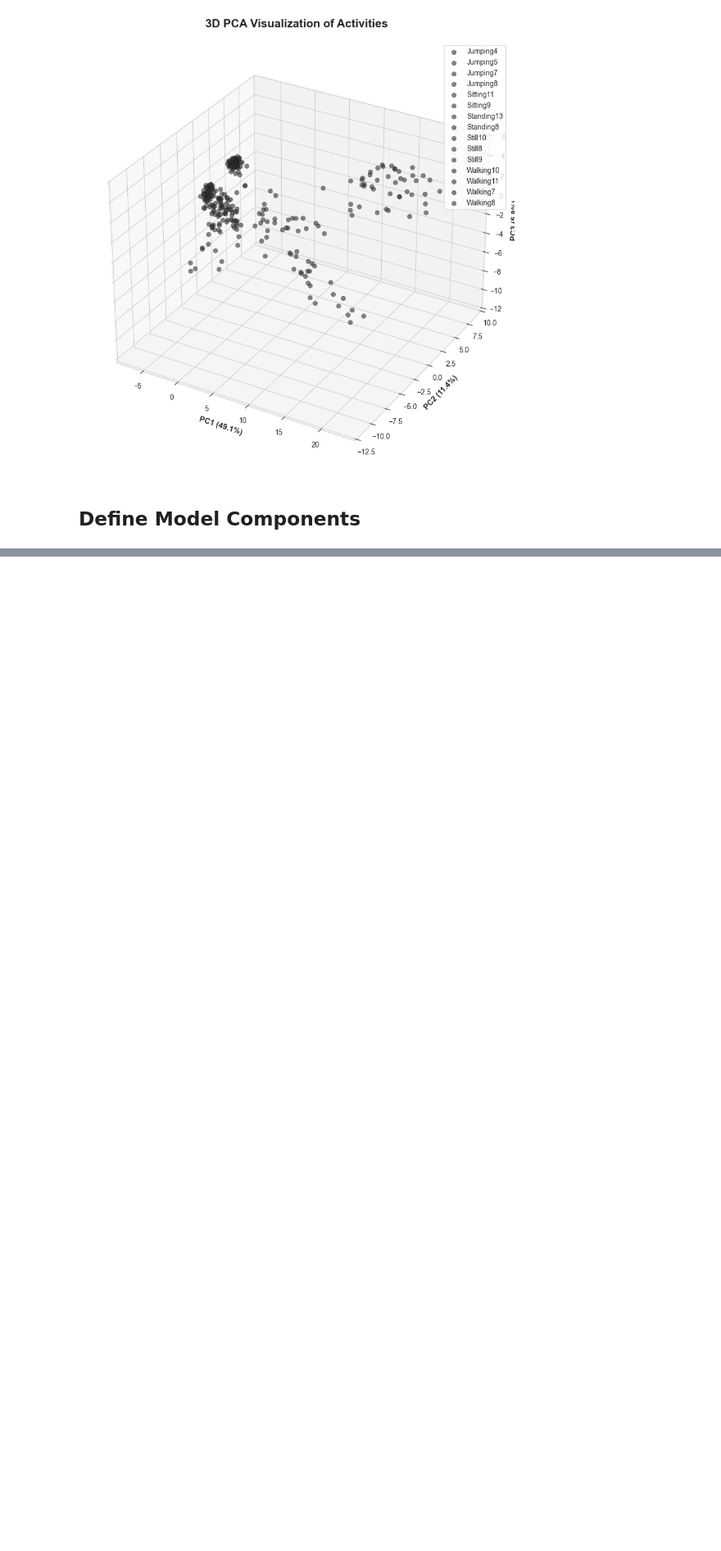
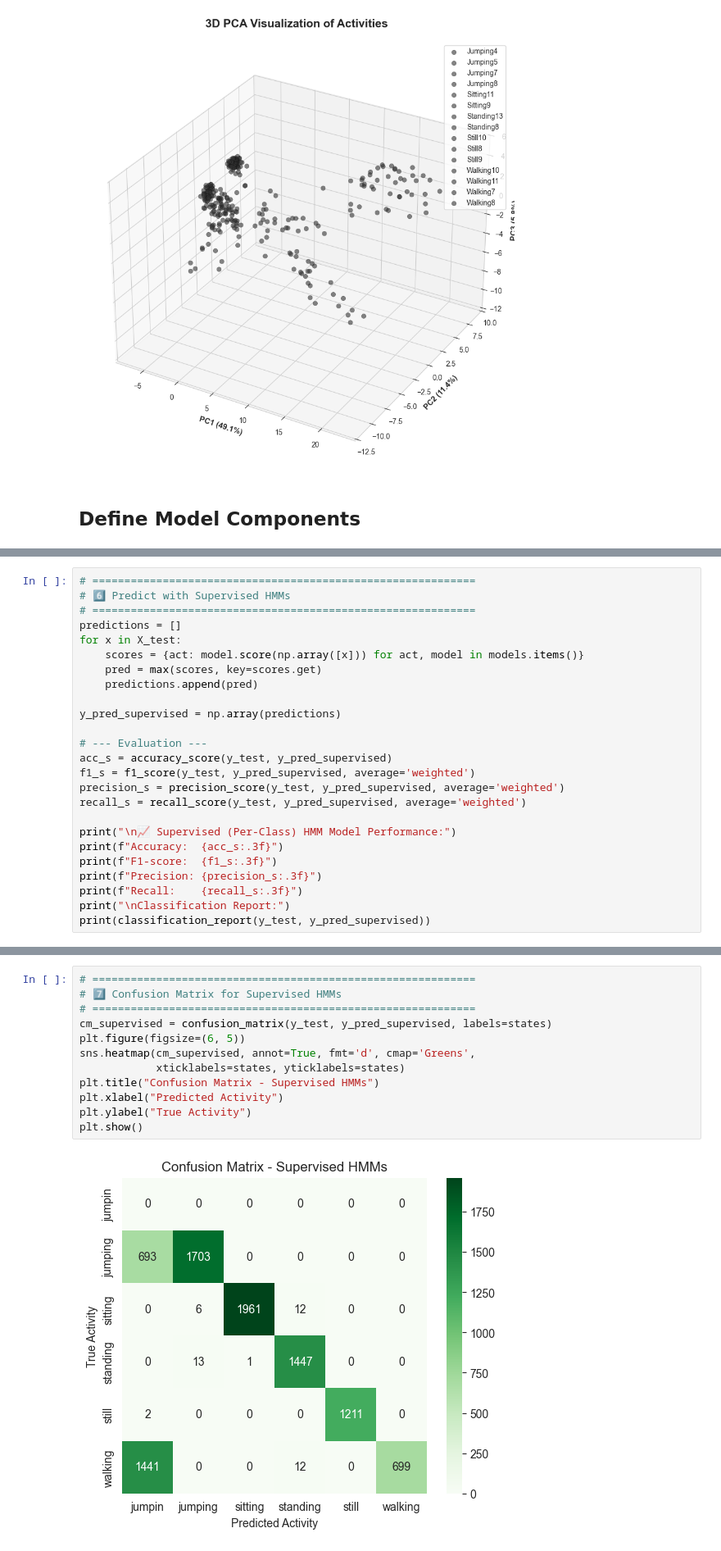
Before and after one commit to AkotoChristine/Hidden-Markov-Model, a Jupyter notebook: HMM _Implementation.ipynb, the cells around one changed output, grey strips where cells are left out. Shown at 82% size. Saved outputs shown, nothing was run; the diff lists cells and outputs as text; blank space fills up the shorter version.

```diff
--- a/HMM _Implementation.ipynb
+++ b/HMM _Implementation.ipynb
@@ -584,0 +507,25 @@ Done. Files saved: trained_hmmlearn.pkl or trained_hmm_discrete.pkl (depending o
+# %%
+# ============================================================
+# 6️⃣ Predict with Supervised HMMs
+# ============================================================
+predictions = []
+for x in X_test:
+    scores = {act: model.score(np.array([x])) for act, model in models.items()}
+    pred = max(scores, key=scores.get)
+    predictions.append(pred)
+
+y_pred_supervised = np.array(predictions)
+
+# --- Evaluation ---
+acc_s = accuracy_score(y_test, y_pred_supervised)
+f1_s = f1_score(y_test, y_pred_supervised, average='weighted')
+precision_s = precision_score(y_test, y_pred_supervised, average='weighted')
+recall_s = recall_score(y_test, y_pred_supervised, average='weighted')
+
+print("\n📈 Supervised (Per-Class) HMM Model Performance:")
+print(f"Accuracy:  {acc_s:.3f}")
+print(f"F1-score:  {f1_s:.3f}")
+print(f"Precision: {precision_s:.3f}")
+print(f"Recall:    {recall_s:.3f}")
+print("\nClassification Report:")
+print(classification_report(y_test, y_pred_supervised))
@@ -584,0 +552,14 @@ Done. Files saved: trained_hmmlearn.pkl or trained_hmm_discrete.pkl (depending o
+# %%
+# ============================================================
+# 7️⃣ Confusion Matrix for Supervised HMMs
+# ============================================================
+cm_supervised = confusion_matrix(y_test, y_pred_supervised, labels=states)
+plt.figure(figsize=(6, 5))
+sns.heatmap(cm_supervised, annot=True, fmt='d', cmap='Greens',
+            xticklabels=states, yticklabels=states)
+plt.title("Confusion Matrix - Supervised HMMs")
+plt.xlabel("Predicted Activity")
+plt.ylabel("True Activity")
+plt.show()
+# %% [output]
+[figure, added]
```
Also changed, not shown: parts of 15 cells of this notebook, 3 other files.
